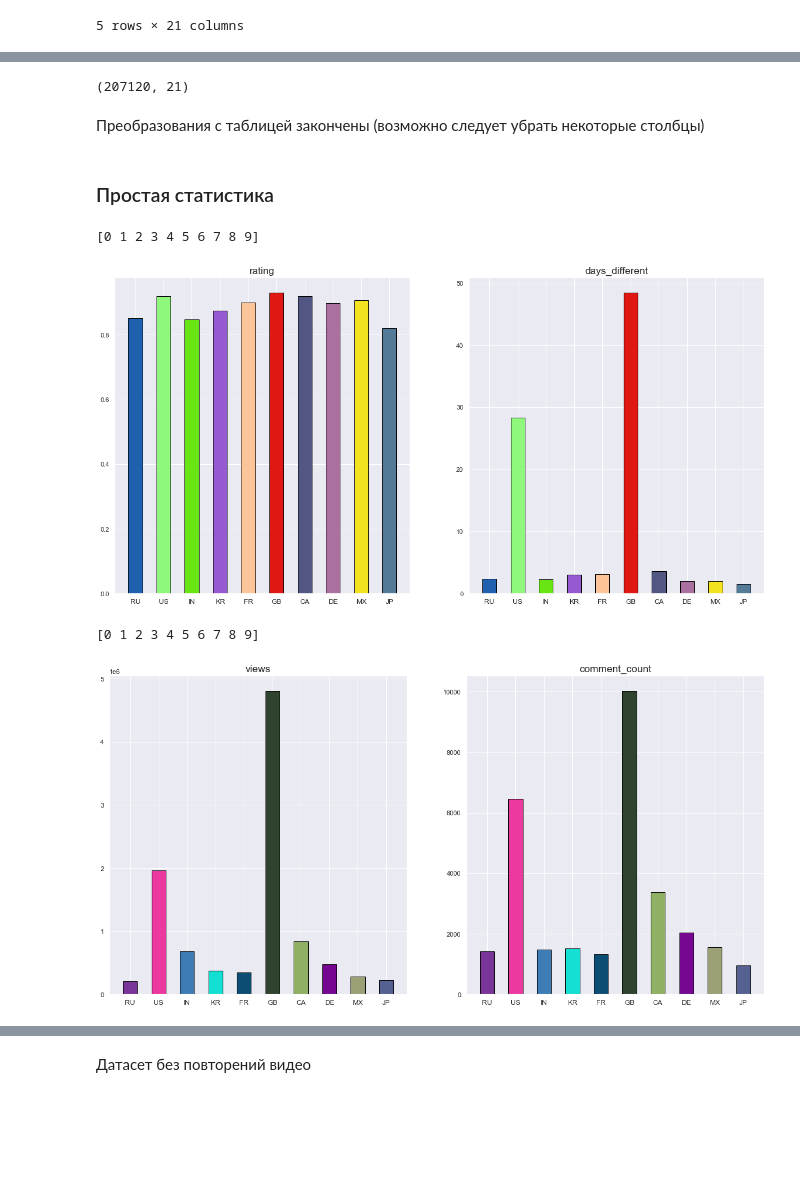
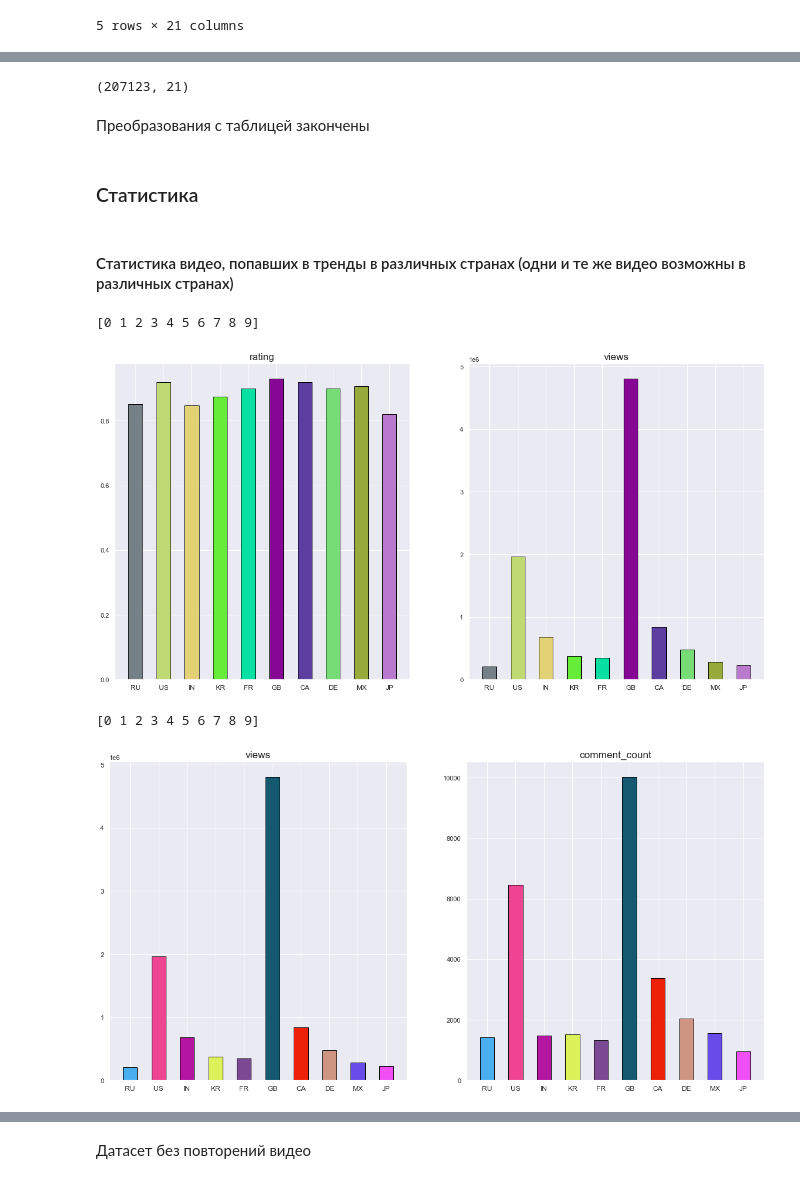
Before and after one commit to YSDA-NN-ML/ML-lab-0, a Jupyter notebook: Oganyan_lab1.ipynb, the cells around one changed output, grey strips where cells are left out. Saved outputs shown, nothing was run; the diff lists cells and outputs as text; code cells hidden in the pictures; blank space fills up the shorter version.

```diff
--- a/Oganyan_lab1.ipynb
+++ b/Oganyan_lab1.ipynb
@@ -101,6 +101,8 @@ video_error_or_removed        0
 description               19478
 country                       0
 dtype: int64
+# %%
+data['description']=data['description'].fillna("")
 # %% [markdown]
 Из 375942 данных 19478 видео не имеют описания, что составляет 5%. Предпологаем, что это не ошибка, а в видео действительно нет описания. В дальнейшем исследуем зависимость популярности видео от наличия описания.
 # %% [markdown]
@@ -245,5 +235,3 @@ data.head()
 | 38356 | 1.0 | N1HAMUAXzbs | 2018-06-11 | Kris Wu Б─⌠ Like That (Official M... | Kris Wu | 10 | 2018-05-22 | 15:05:18 | ... |
 | 38188 | 1.0 | N1HAMUAXzbs | 2018-06-10 | Kris Wu Б─⌠ Like That (Official M... | Kris Wu | 10 | 2018-05-22 | 15:05:18 | ... |
 5 rows × 21 columns
-# %%
-data = data_with_copies.copy()
@@ -253,3 +245,5 @@ data_with_copies = data.copy()
 data = data.sort_values(['video_id', 'trending_date'])
 # %%
 data_before_drop_bad_names = data.copy()
+# %%
+data_drop_bad_names = data.copy() # Без плохих имен + запоминает последнее появление видео в трендах
@@ -256,6 +257,6 @@ data_before_drop_bad_names = data.copy()
 # %%
-data = data.drop_duplicates(subset = ['video_id', 'country'], keep = "last")
-data = data.drop(index = data[data['video_id'] == '#NAME?'].index, axis = 0)
-data = data.drop(index = data[data['video_id'] == '#VALUE!'].index, axis = 0)
-data = data.sort_values(by=['rating', 'views'], ascending=False)
+data_drop_bad_names = data_drop_bad_names.drop_duplicates(subset = ['video_id', 'country'], keep = "last")
+data_drop_bad_names = data_drop_bad_names.drop(index = data_drop_bad_names[data_drop_bad_names['video_id'] == '#NAME?'].index, axis = 0)
+data_drop_bad_names = data_drop_bad_names.drop(index = data_drop_bad_names[data_drop_bad_names['video_id'] == '#VALUE!'].index, axis = 0)
+data_drop_bad_names = data_drop_bad_names.sort_values(by=['rating', 'views'], ascending=False)
 # %%
@@ -271,61 +278,63 @@ data.head()
 # %%
-data.shape
+data_drop_bad_names.shape
 # %% [output]
-(207120, 21)
+(207123, 21)
 # %% [markdown]
-Преобразования с таблицей закончены (возможно следует убрать некоторые столбцы)
+Преобразования с таблицей закончены
 # %% [markdown]
-### Простая статистика
+### Статистика
 # %%
 %matplotlib inline
 import pandas as pd
 import matplotlib.pyplot as plt
 import seaborn as sns
 import random
+# %% [markdown]
+#### Статистика видео, попавших в тренды в различных странах (одни и те же видео возможны в различных странах)
 # %%
 # only 2 properties in properties_list
-def visualize_average_stats(country_list: list, properties_list: list):
+def visualize_average_stats(df, country_list: list, properties_list: list):
 
 # calculate average
     stats_common = []
     for property in properties_list:
         stat = []
         for country in country_list:
-            stat.append(data[data['country']== country][property].agg('sum')/len(data[data['country']== country].index.unique()))
+            stat.append(df[df['country']== country][property].agg('sum')/len(df[df['country']== country].index.unique()))
         stats_common.append(stat)
 
 
 # draw
     _, [ax1, ax2] = plt.subplots(ncols=2,nrows=1, figsize=(20,10))
 
     index = np.arange(len(country_list))
-    print(index)
+#     print(index)
     bar_width = 0.1
     opacity = 0.4
 
     def rdm():
         return (random.random(), random.random(), random.random())
 
     color_rdm = [rdm() for i in range(len(country_list))]
     for j, ax in enumerate([ax1, ax2]):
         ax.bar(index, stats_common[j], bar_width * 5, color=color_rdm, edgecolor='black')
         ax.set_title(properties_list[j], fontsize ='xx-large')
         ax.set_xticks(index)
         ax.set_xticklabels(country_list, fontsize ='large')
 
 
 
 country_list = ['RU', 'US', 'IN', 'KR', 'FR', 'GB', 'CA', 'DE', 'MX', 'JP']
-properties_list = ['rating', 'days_different']
-visualize_average_stats(country_list, properties_list)
+properties_list = ['rating', 'views']
+visualize_average_stats(data_drop_bad_names, country_list, properties_list)
 # %% [output]
 [0 1 2 3 4 5 6 7 8 9]
-[figure, old version]
+[figure, new version]
 # %%
 properties_list = ['views', 'comment_count']
-visualize_average_stats(country_list, properties_list)
+visualize_average_stats(data_drop_bad_names, country_list, properties_list)
 # %% [output]
 [0 1 2 3 4 5 6 7 8 9]
-[figure, old version]
+[figure, new version]
 # %%
 properties_list = ['likes', 'dislikes']
```
Also changed, not shown: parts of 51 cells of this notebook.
